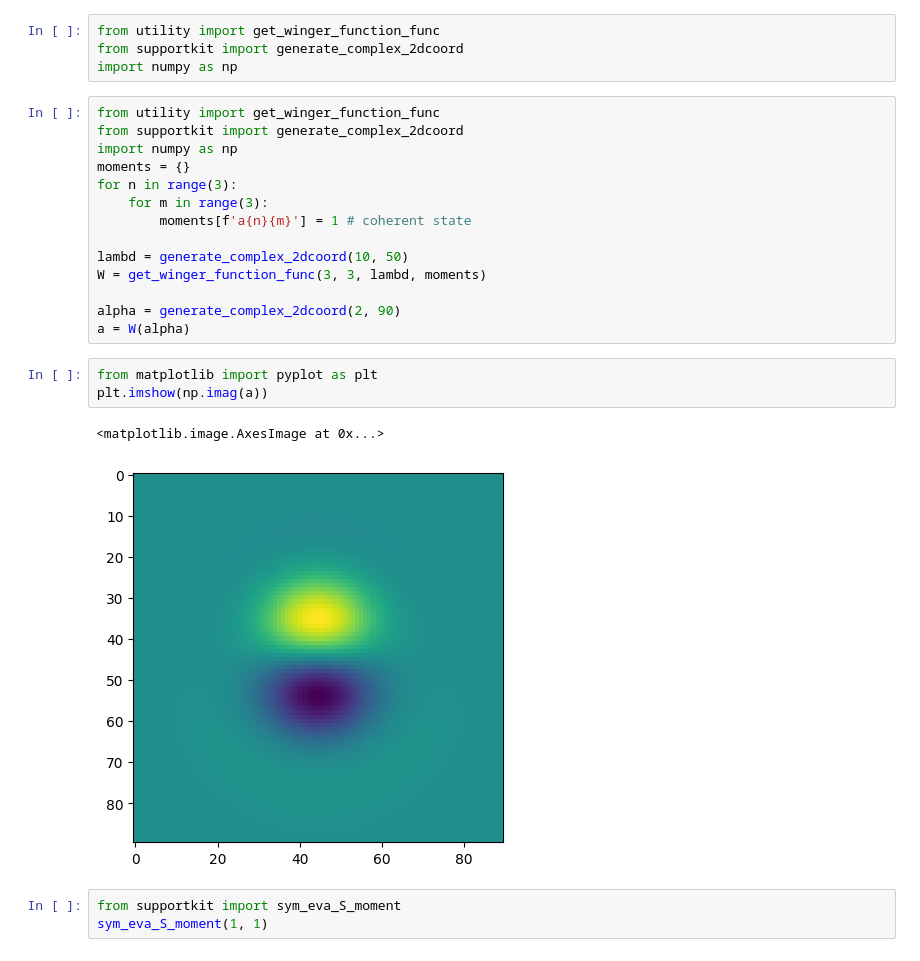
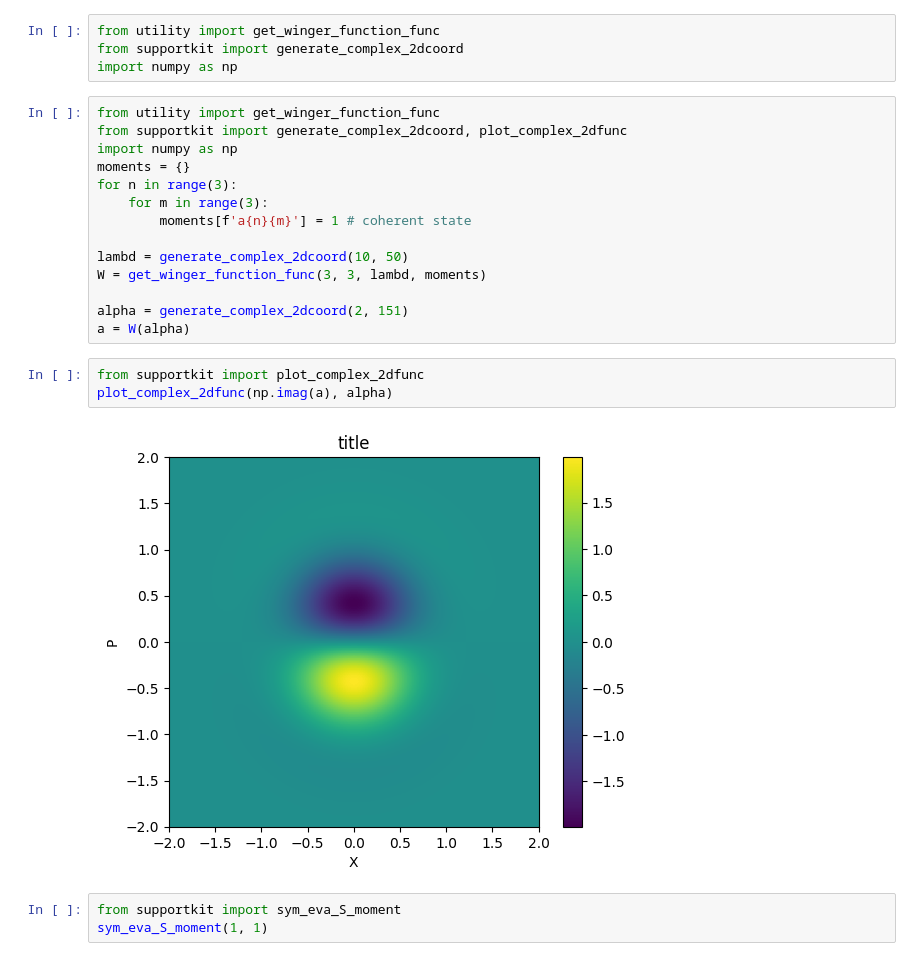
Before and after one commit to ElenBOT/tomography, a Jupyter notebook: testing.ipynb, the cells around one changed output. Drawn from its saved outputs; the diff is of its cells as text.

```diff
--- a/testing.ipynb
+++ b/testing.ipynb
@@ -79,7 +79,7 @@ from supportkit import generate_complex_2dcoord
 import numpy as np
 # %%
 from utility import get_winger_function_func
-from supportkit import generate_complex_2dcoord
+from supportkit import generate_complex_2dcoord, plot_complex_2dfunc
 import numpy as np
 moments = {}
 for n in range(3):
@@ -89,14 +89,13 @@ for n in range(3):
 lambd = generate_complex_2dcoord(10, 50)
 W = get_winger_function_func(3, 3, lambd, moments)
 
-alpha = generate_complex_2dcoord(2, 90)
+alpha = generate_complex_2dcoord(2, 151)
 a = W(alpha)
 # %%
-from matplotlib import pyplot as plt
-plt.imshow(np.imag(a))
+from supportkit import plot_complex_2dfunc
+plot_complex_2dfunc(np.imag(a), alpha)
 # %% [output]
-<matplotlib.image.AxesImage at 0x...>
-[figure, old version]
+[figure, new version]
 # %%
 from supportkit import sym_eva_S_moment
 sym_eva_S_moment(1, 1)
```
Also changed, not shown: parts of 1 cell of this notebook, 2 other files.
